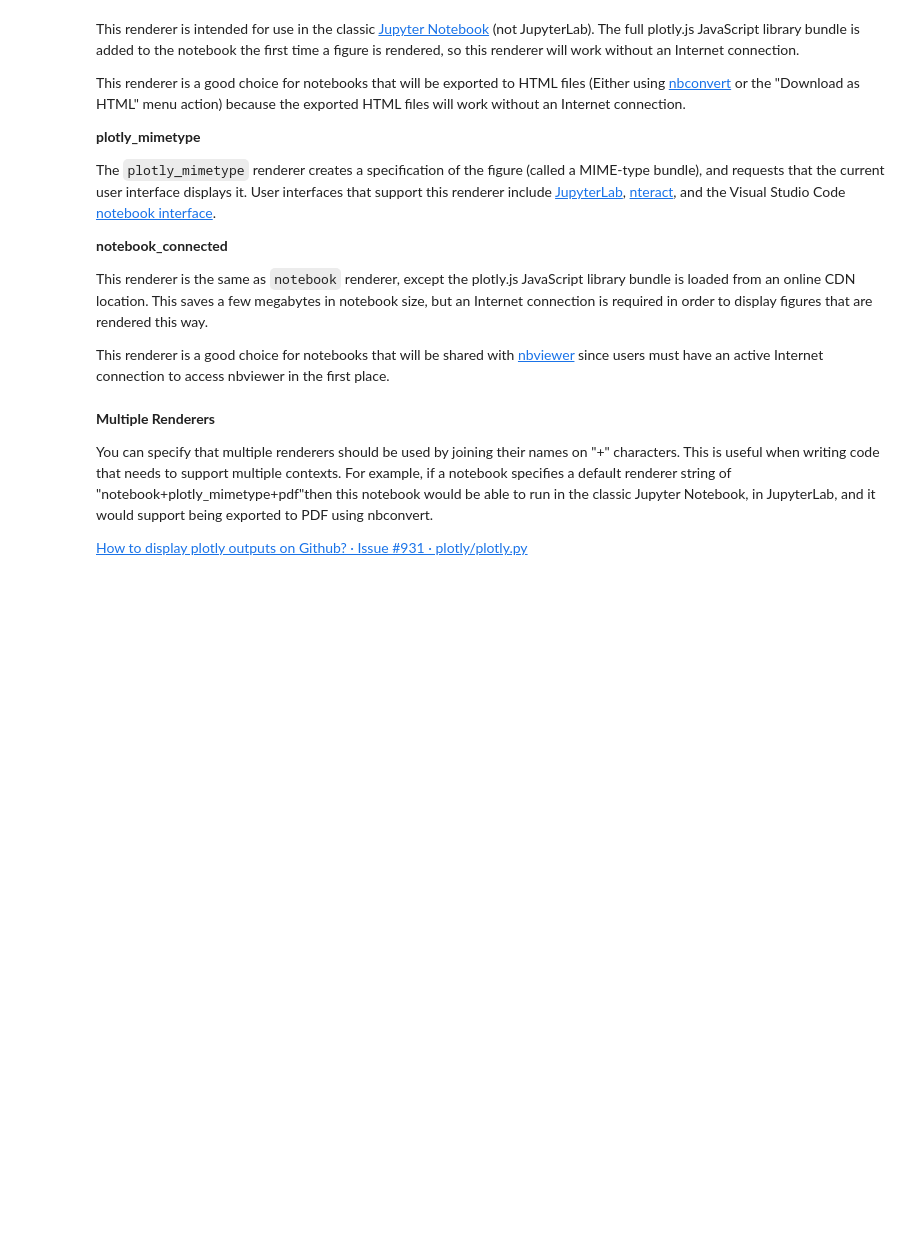
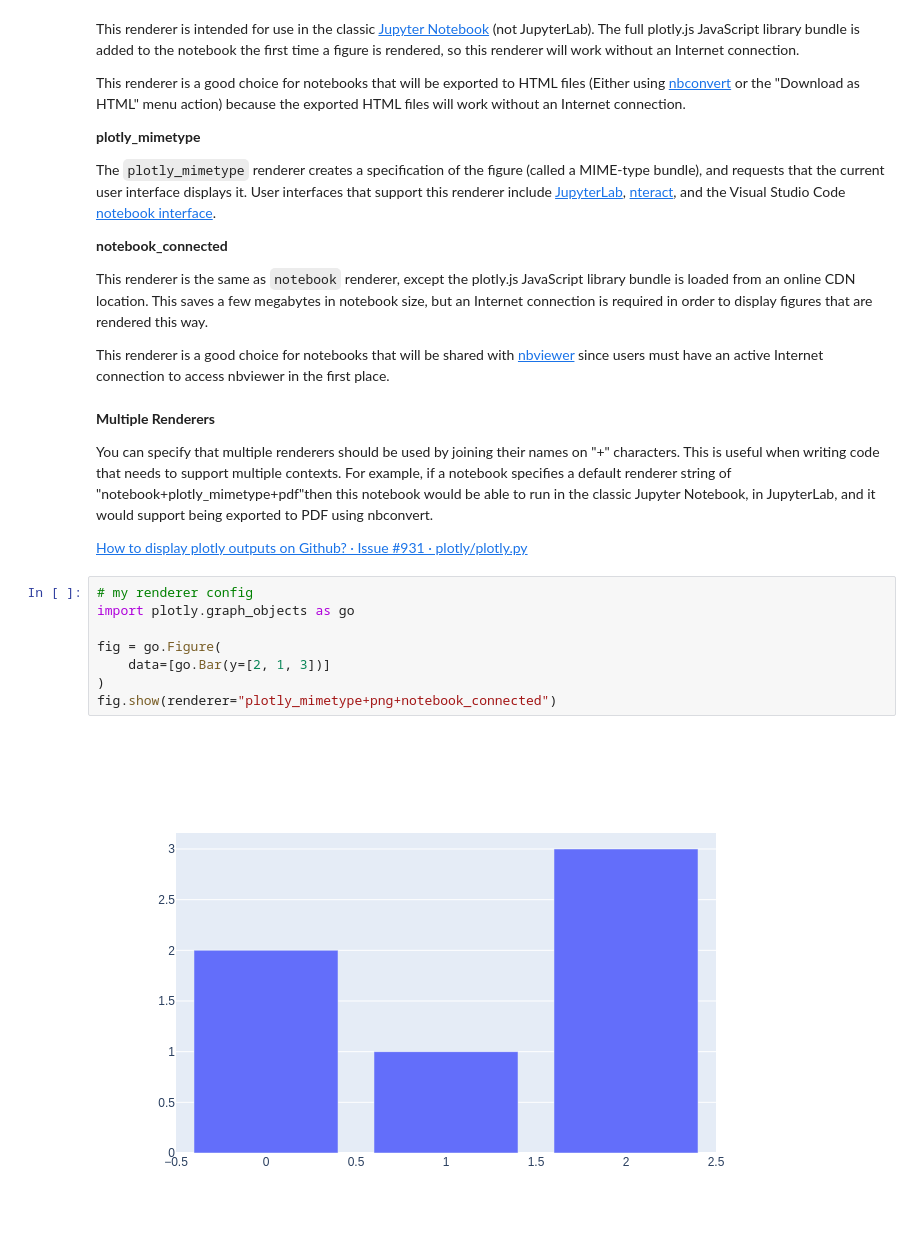
Before and after one commit to Honghe/plotly-cookbook, a Jupyter notebook: renderer_config.ipynb, the cells around one changed output. Saved outputs shown, nothing was run; the diff lists cells and outputs as text; blank space fills up the shorter version.

Commit message:
Update render_config

```diff
--- a/renderer_config.ipynb
+++ b/renderer_config.ipynb
@@ -57,3 +57,13 @@ This renderer is a good choice for notebooks that will be shared with [nbviewer]
 You can specify that multiple renderers should be used by joining their names on "+" characters. This is useful when writing code that needs to support multiple contexts. For example, if a notebook specifies a default renderer string of "notebook+plotly_mimetype+pdf"then this notebook would be able to run in the classic Jupyter Notebook, in JupyterLab, and it would support being exported to PDF using nbconvert.
 
 [How to display plotly outputs on Github? · Issue #931 · plotly/plotly.py](https://github.com/plotly/plotly.py/issues/931)
+# %%
+# my renderer config
+import plotly.graph_objects as go
+
+fig = go.Figure(
+    data=[go.Bar(y=[2, 1, 3])]
+)
+fig.show(renderer="plotly_mimetype+png+notebook_connected")
+# %% [output]
+[figure, added]
```
